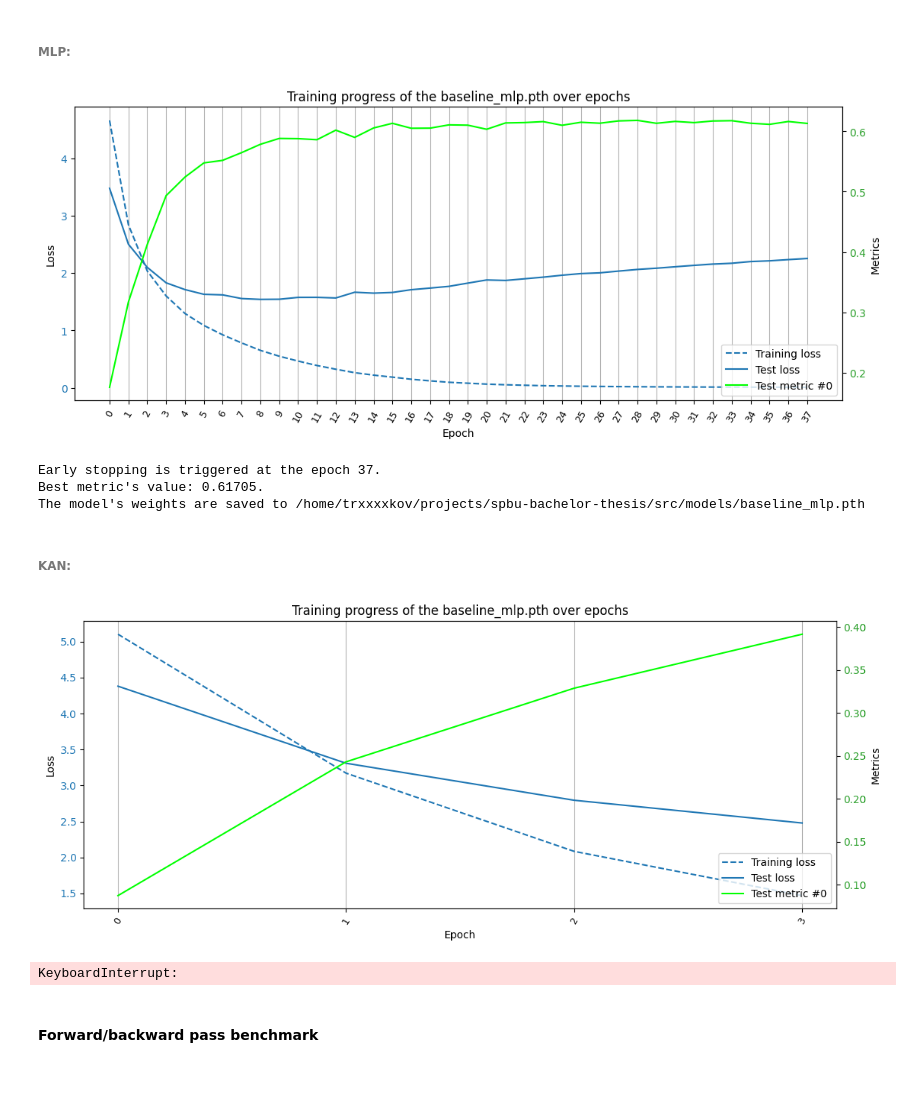
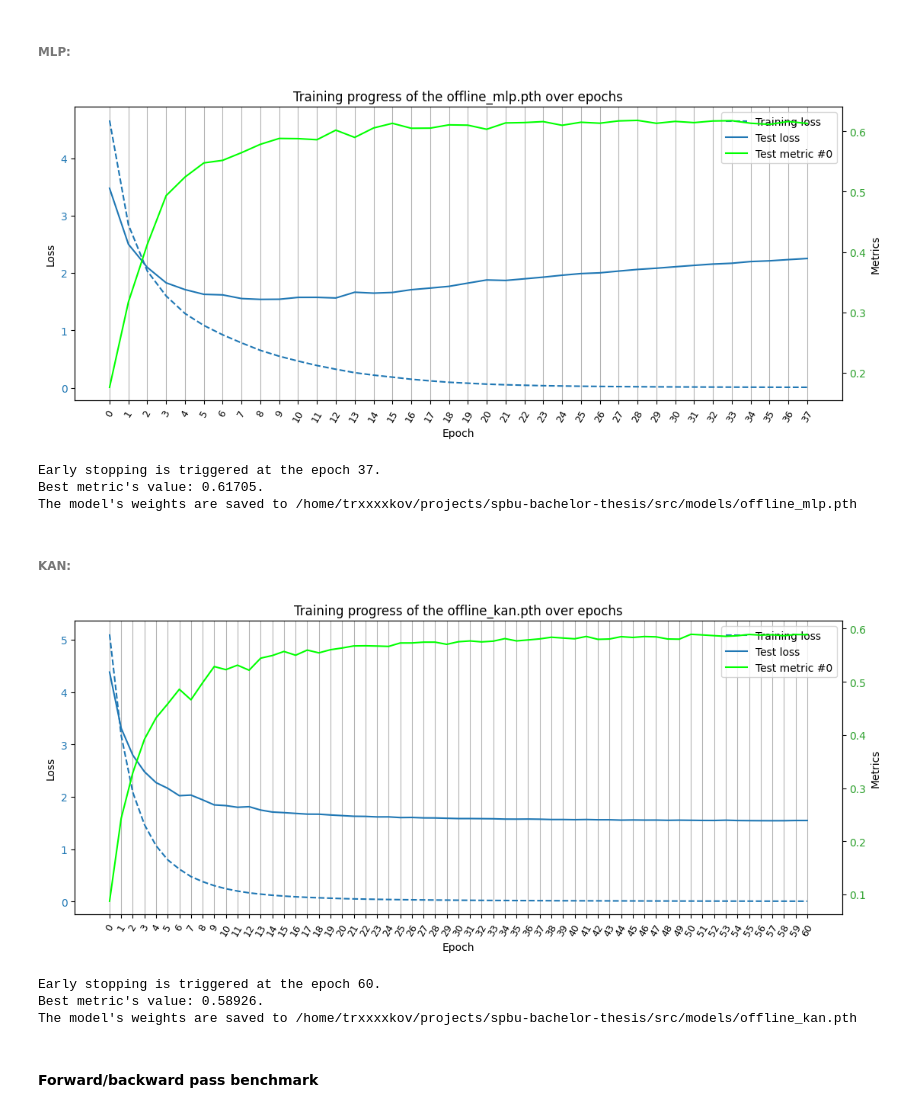
Before and after one commit to trxxxxkov/spbu-bachelor-thesis, a Jupyter notebook: src/notebooks/02_baseline_models.ipynb, the cells around one changed output. Cells and saved outputs as stored; diff of their text form; code cells hidden in the pictures; blank space fills up the shorter version.

```diff
--- a/src/notebooks/02_baseline_models.ipynb
+++ b/src/notebooks/02_baseline_models.ipynb
@@ -102,36 +102,38 @@ train_offline(
     criterion=criterion,
     metrics=mlp_metrics,
     optimizer=mlp_optimizer,
-    save_path="baseline_mlp.pth",
+    save_path="offline_mlp.pth",
     num_epochs=num_epochs,
     early_stopping=early_stopping,
     device=device,
 )
 # %% [output]
-[figure, old version]
+[figure, new version]
 Early stopping is triggered at the epoch 37.
 Best metric's value: 0.61705.
-The model's weights are saved to /home/trxxxxkov/projects/spbu-bachelor-thesis/src/models/baseline_mlp.pth
+The model's weights are saved to /home/trxxxxkov/projects/spbu-bachelor-thesis/src/models/offline_mlp.pth
 # %% [markdown]
 ###### KAN:
 # %%
 kan_optimizer = torch.optim.NAdam(kan.parameters(), lr=learning_rate)
 kan_metrics = [MeanPerClassAccuracy()]
 train_offline(
     model=kan,
     trainloader=trainloader,
     testloader=testloader,
     criterion=criterion,
     metrics=kan_metrics,
     optimizer=kan_optimizer,
-    save_path="baseline_mlp.pth",
+    save_path="offline_kan.pth",
     num_epochs=num_epochs,
     early_stopping=early_stopping,
     device=device,
 )
 # %% [output]
-[figure, old version]
+[figure, new version]
-KeyboardInterrupt:
+Early stopping is triggered at the epoch 60.
+Best metric's value: 0.58926.
+The model's weights are saved to /home/trxxxxkov/projects/spbu-bachelor-thesis/src/models/offline_kan.pth
 # %% [markdown]
 #### Forward/backward pass benchmark
 # %% [markdown]
```
Also changed, not shown: parts of 2 cells of this notebook, 2 other files.
